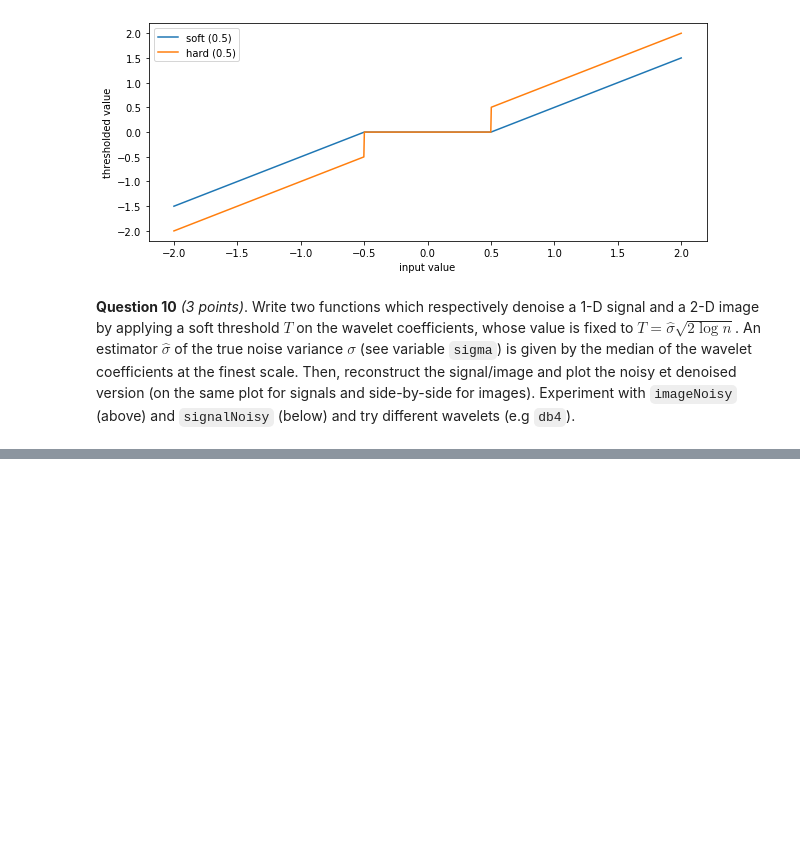
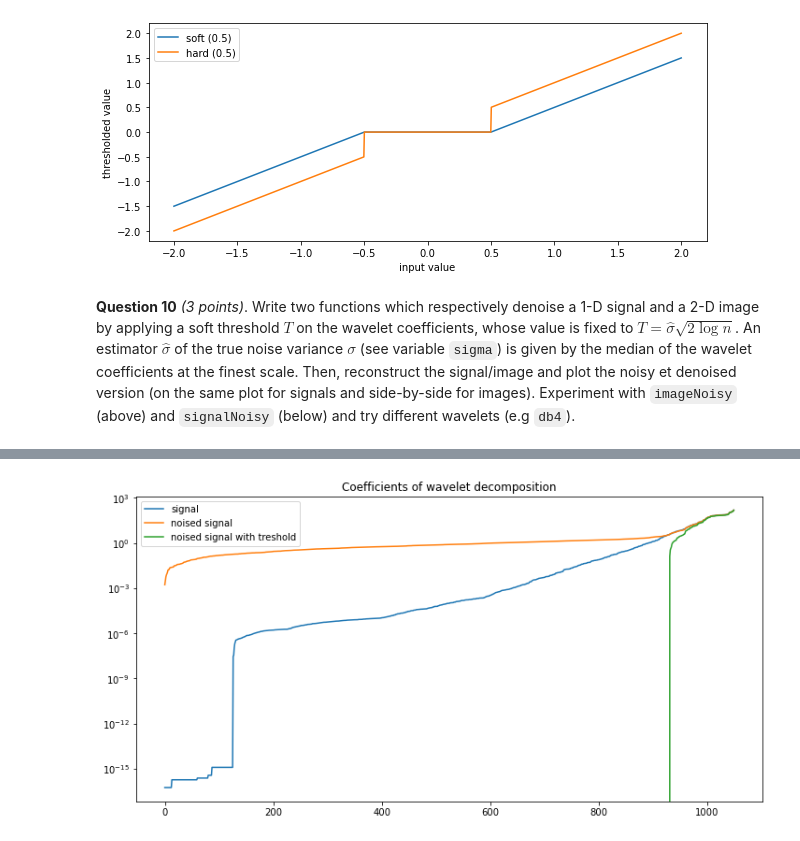
Before and after one commit to ArthurGouing/Wavelet, a Jupyter notebook: Lab-session-2.ipynb, the cells around one changed output, grey strips where cells are left out. Cells and saved outputs as stored; diff of their text form; code cells hidden in the pictures; blank space fills up the shorter version.

```diff
--- a/Lab-session-2.ipynb
+++ b/Lab-session-2.ipynb
@@ -426,11 +442,3 @@ Text(0, 0.5, 'thresholded value')
 [figure]
 # %% [markdown]
 **Question 10** *(3 points)*. Write two functions which respectively denoise a 1-D signal and a 2-D image by applying a soft threshold $T$ on the wavelet coefficients, whose value is fixed to $T=\widehat \sigma \sqrt{2\log n}$. An estimator $\widehat \sigma$ of the true noise variance $\sigma$ (see variable `sigma`) is given by the median of the wavelet coefficients at the finest scale. Then, reconstruct the signal/image and plot the noisy et denoised version (on the same plot for signals and side-by-side for images). Experiment with `imageNoisy` (above) and `signalNoisy` (below) and try different wavelets (e.g `db4`).
-# %%
-n = 1024
-t = np.arange(1, n + 1)/n
-signal = pywt.data.demo_signal('Piece-Regular', n)        # try also with 'Doppler'
-sigma = 1                                                 # sigma = 0.03 for 'Doppler'
-signalNoisy = signal + sigma * random.standard_normal(n)
-plt.plot(t, signalNoisy)
-plt.show()
@@ -438,0 +445,74 @@ plt.show()
+# %%
+def denoising(name, sigma, t_type):
+    n = 1024
+    t = np.arange(1, n + 1)/n
+    signal = pywt.data.demo_signal(name, n)        # try also with 'Doppler'
+    # sigma = 0.03 for 'Doppler'
+    signalNoisy = signal + sigma * random.standard_normal(n)
+
+    #Decomposition
+    lev=4
+    coeffs = pywt.wavedec(signalNoisy, wavelet='db4', level=lev)
+    coeffs_sig = pywt.wavedec(signal, wavelet='db4', level=lev)
+    arr_sig, _, _ =  pywt.ravel_coeffs(coeffs_sig)
+    arr, coeff_slices, coeff_shapes =  pywt.ravel_coeffs(coeffs)
+
+    #Compute Threshold value
+    ca = coeffs[0]
+    cd_finest = coeffs[1]
+    cd_finest = np.sort(np.abs(cd_finest))
+    med = int(len(cd_finest)/2)
+    sigma_h = abs(cd_finest[med])
+    #sigma_h = 1
+    print("Valeur de sigma_h : ", sigma_h)
+    T=sigma_h*sqrt(2*log(n))
+    print(f"Valeur du Treshold : {T}")
+
+    #Apply Treshold
+    arr_Ts = pywt.threshold(arr, value = T, mode = t_type)
+
+    arr = np.sort(np.abs(arr))
+    arr_Ts_sorted = np.sort(np.abs(arr_Ts))
+    arr_sig = np.sort(np.abs(arr_sig))
+
+    #Plot Coefficient
+    plt.figure(figsize=[12,6])
+    plt.semilogy(arr_sig, label="signal")
+    plt.semilogy(arr, label="noised signal")
+    plt.semilogy(arr_Ts_sorted, label="noised signal with treshold")
+    plt.legend()
+    plt.title("Coefficients of wavelet decomposition")
+    plt.show()
+
+    # Reconstruct signal
+    coeffs_Ts = pywt.unravel_coeffs(arr_Ts, coeff_slices, coeff_shapes, output_format="wavedec")
+    signalRec = pywt.waverec(coeffs_Ts, 'db4')
+
+    # Calcul error
+    norm=0
+    err_n=0
+    err_r=0
+    for d, s, noise, rec in zip(diff, signal, signalNoisy, signalRec):
+        err_n += abs(s-noise)
+        err_r += abs(s-rec)
+        norm += d*d
+    print(f'Erreur moyenne du signalNoisy : {err_n/n}')
+    print(f'Erreur moyenne du signalRec: {err_r/n}')
+    print(f'Norme de (sN-sR) : {sqrt(norm)}')
+
+    # Plot signal
+    plt.figure(figsize=[12, 3])
+    plt.subplot(131)
+    plt.title("Original signal")
+    plt.plot(t, signal)
+    plt.subplot(132)
+    plt.title("Noised signal")
+    plt.plot(t, signalNoisy)
+    plt.subplot(133)
+    plt.title("Reconstructed signal")
+    plt.plot(t, signalRec)
+
+    plt.show()
+
+denoising('Piece-Regular', 1., "soft")
+# %% [output]
@@ -438,0 +521 @@ plt.show()
+[figure, added]
```
Also changed, not shown: parts of 8 cells of this notebook.
